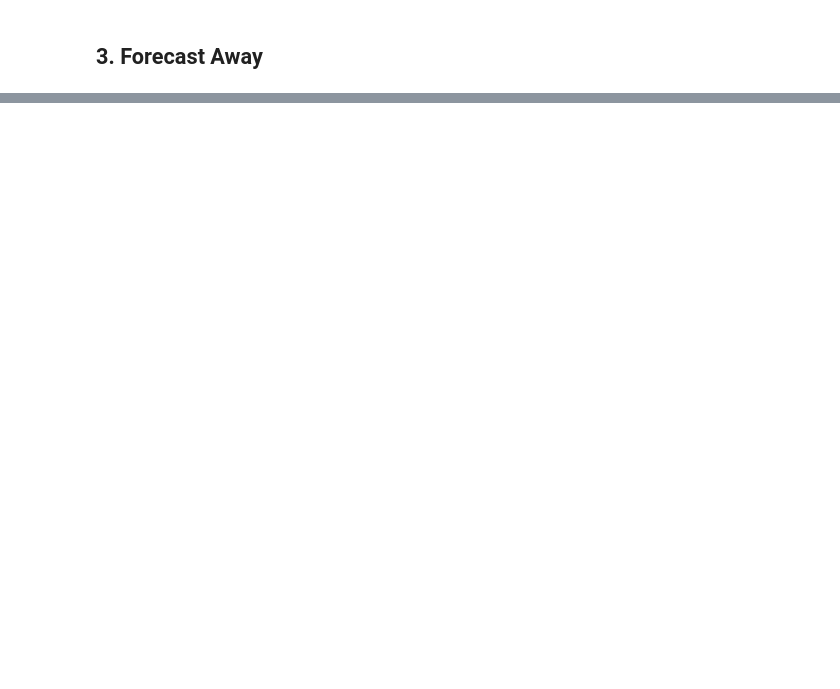
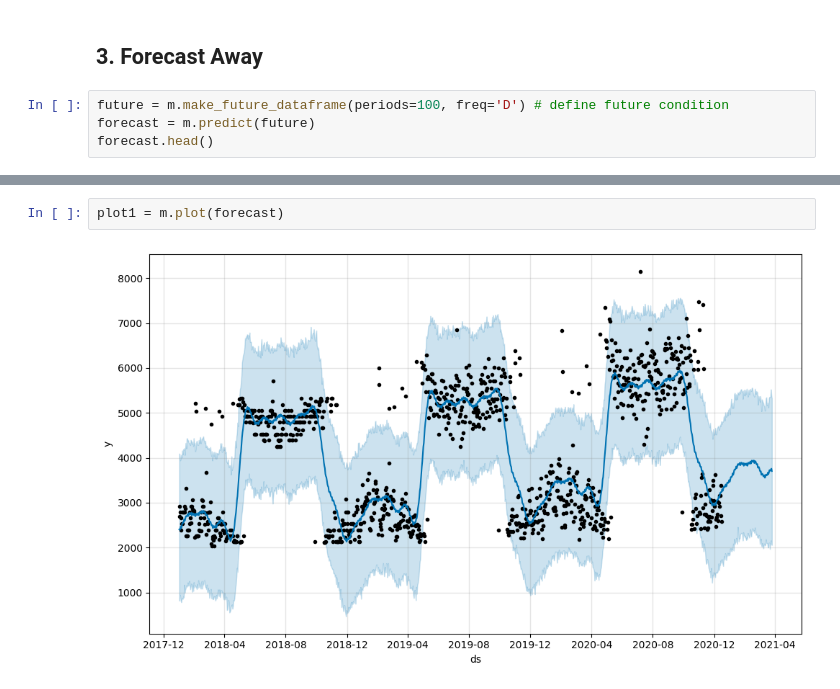
Before and after one commit to ortizfram/TimeSeriesForecastingProphet, a Jupyter notebook: Facebook Prophet.ipynb, the cells around one changed output, grey strips where cells are left out. Saved outputs shown, nothing was run; the diff lists cells and outputs as text; blank space fills up the shorter version.

Commit message:
plots

```diff
--- a/Facebook Prophet.ipynb
+++ b/Facebook Prophet.ipynb
@@ -112,2 +112,6 @@ model = m.fit(df)
 # %% [markdown]
 ## 3. Forecast Away
+# %%
+future = m.make_future_dataframe(periods=100, freq='D') # define future condition
+forecast = m.predict(future)
+forecast.head()
@@ -113,0 +144,4 @@ model = m.fit(df)
+# %%
+plot1 = m.plot(forecast)
+# %% [output]
+[figure, added]
```
Also changed, not shown: parts of 6 cells of this notebook.
